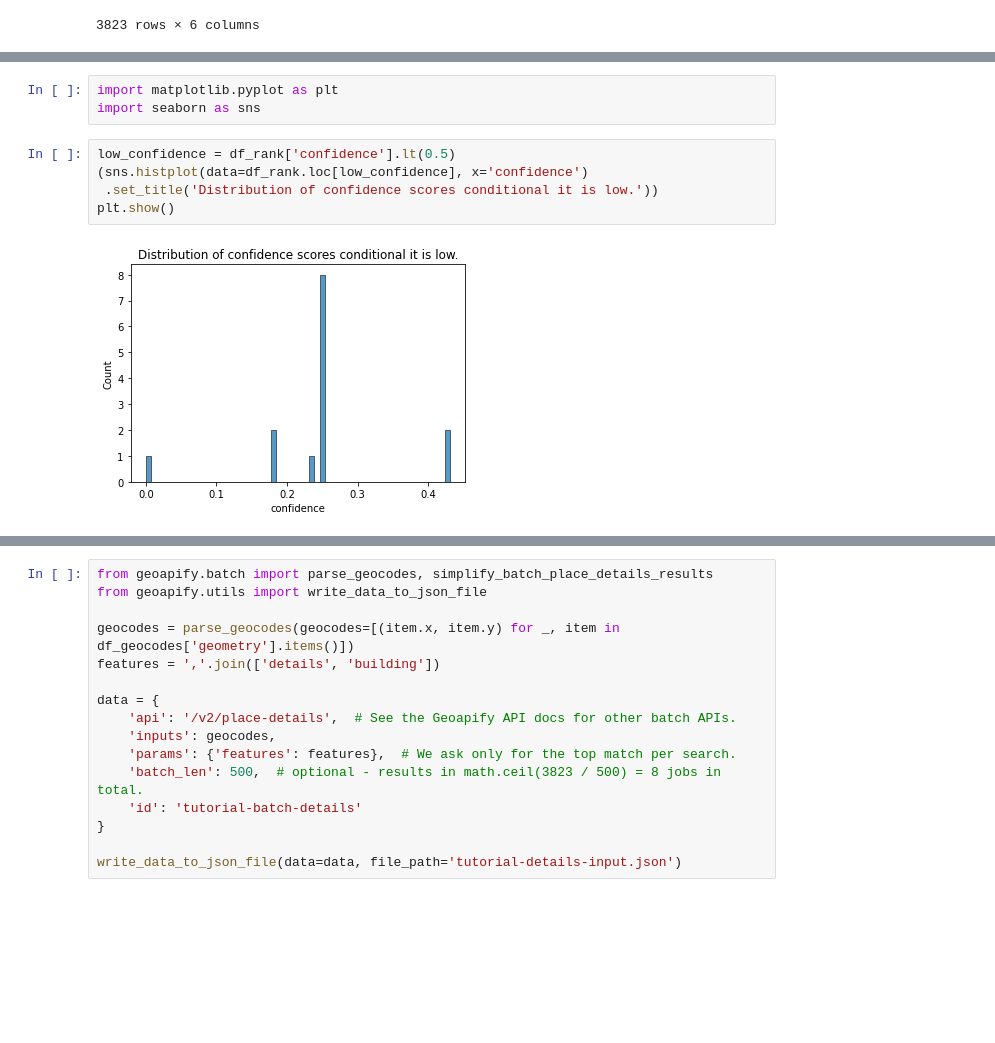
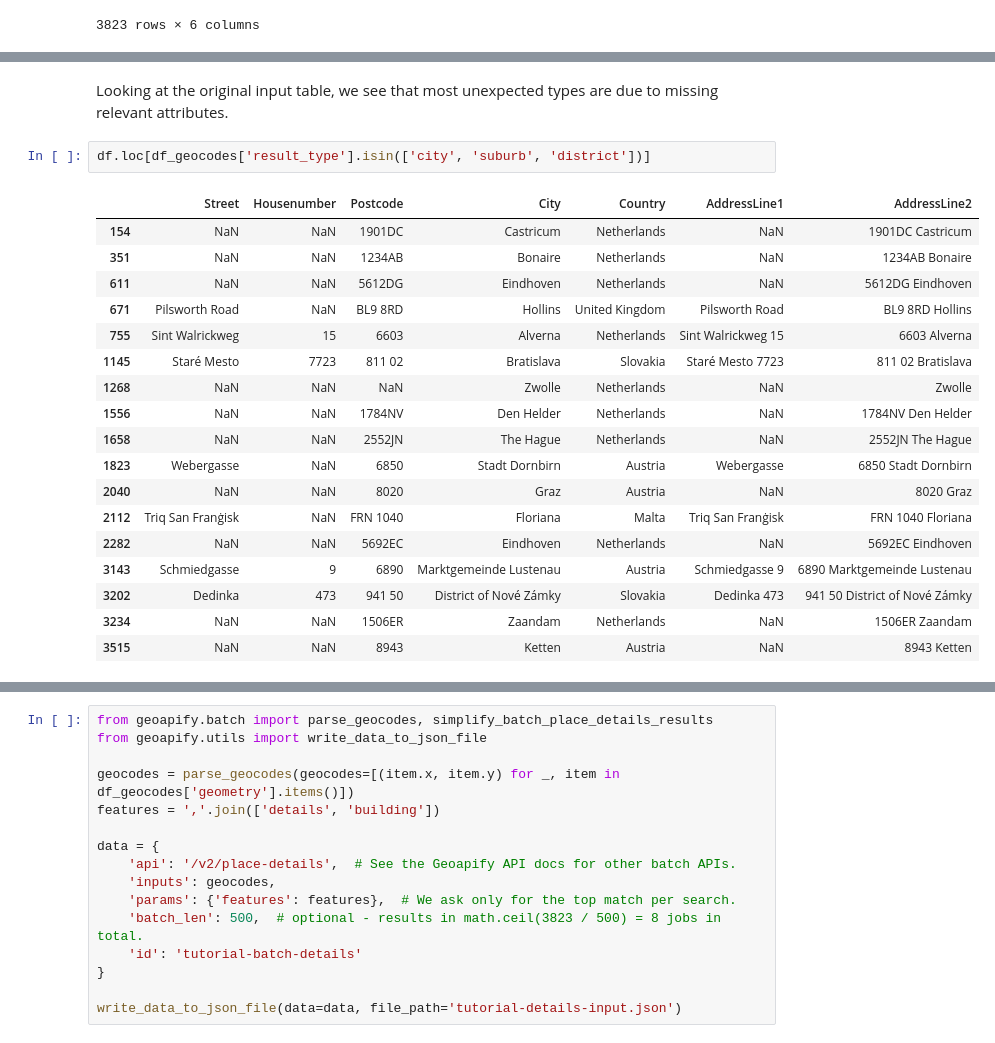
Before and after one commit to huels-originals/geobatchpy, a Jupyter notebook: docs/tutorial-enrich-locations.ipynb, the cells around one changed output, grey strips where cells are left out. Drawn from its saved outputs; the diff is of its cells as text; blank space fills up the shorter version.

```diff
--- a/docs/tutorial-enrich-locations.ipynb
+++ b/docs/tutorial-enrich-locations.ipynb
@@ -151,13 +155,26 @@ city          12
 suburb         3
 district       2
 Name: result_type, dtype: int64
-# %%
-import matplotlib.pyplot as plt
-import seaborn as sns
-# %%
-low_confidence = df_rank['confidence'].lt(0.5)
-(sns.histplot(data=df_rank.loc[low_confidence], x='confidence')
- .set_title('Distribution of confidence scores conditional it is low.'))
-plt.show()
-# %% [output]
-[figure, removed]
+# %% [markdown]
+Looking at the original input table, we see that most unexpected types are due to missing relevant attributes.
+# %%
+df.loc[df_geocodes['result_type'].isin(['city', 'suburb', 'district'])]
+# %% [output]
+|  | Street | Housenumber | Postcode | City | Country | AddressLine1 | AddressLine2 |
+| 154 | NaN | NaN | 1901DC | Castricum | Netherlands | NaN | 1901DC Castricum |
+| 351 | NaN | NaN | 1234AB | Bonaire | Netherlands | NaN | 1234AB Bonaire |
+| 611 | NaN | NaN | 5612DG | Eindhoven | Netherlands | NaN | 5612DG Eindhoven |
+| 671 | Pilsworth Road | NaN | BL9 8RD | Hollins | United Kingdom | Pilsworth Road | BL9 8RD Hollins |
+| 755 | Sint Walrickweg | 15 | 6603 | Alverna | Netherlands | Sint Walrickweg 15 | 6603 Alverna |
+| 1145 | Staré Mesto | 7723 | 811 02 | Bratislava | Slovakia | Staré Mesto 7723 | 811 02 Bratislava |
+| 1268 | NaN | NaN | NaN | Zwolle | Netherlands | NaN | Zwolle |
+| 1556 | NaN | NaN | 1784NV | Den Helder | Netherlands | NaN | 1784NV Den Helder |
+| 1658 | NaN | NaN | 2552JN | The Hague | Netherlands | NaN | 2552JN The Hague |
+| 1823 | Webergasse | NaN | 6850 | Stadt Dornbirn | Austria | Webergasse | 6850 Stadt Dornbirn |
+| 2040 | NaN | NaN | 8020 | Graz | Austria | NaN | 8020 Graz |
+| 2112 | Triq San Franġisk | NaN | FRN 1040 | Floriana | Malta | Triq San Franġisk | FRN 1040 Floriana |
+| 2282 | NaN | NaN | 5692EC | Eindhoven | Netherlands | NaN | 5692EC Eindhoven |
+| 3143 | Schmiedgasse | 9 | 6890 | Marktgemeinde Lustenau | Austria | Schmiedgasse 9 | 6890 Marktgemeinde Lustenau |
+| 3202 | Dedinka | 473 | 941 50 | District of Nové Zámky | Slovakia | Dedinka 473 | 941 50 District of Nové Zámky |
+| 3234 | NaN | NaN | 1506ER | Zaandam | Netherlands | NaN | 1506ER Zaandam |
+| 3515 | NaN | NaN | 8943 | Ketten | Austria | NaN | 8943 Ketten |
```
Also changed, not shown: parts of 17 cells of this notebook, 2 other files.
